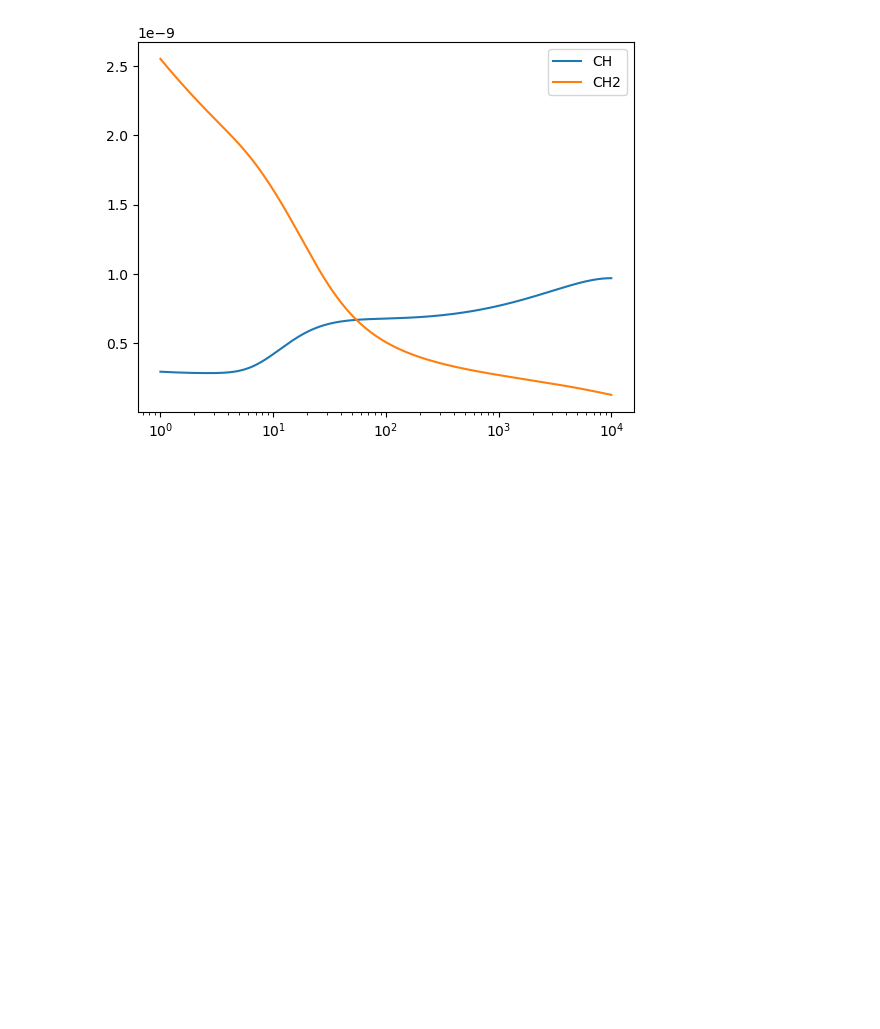
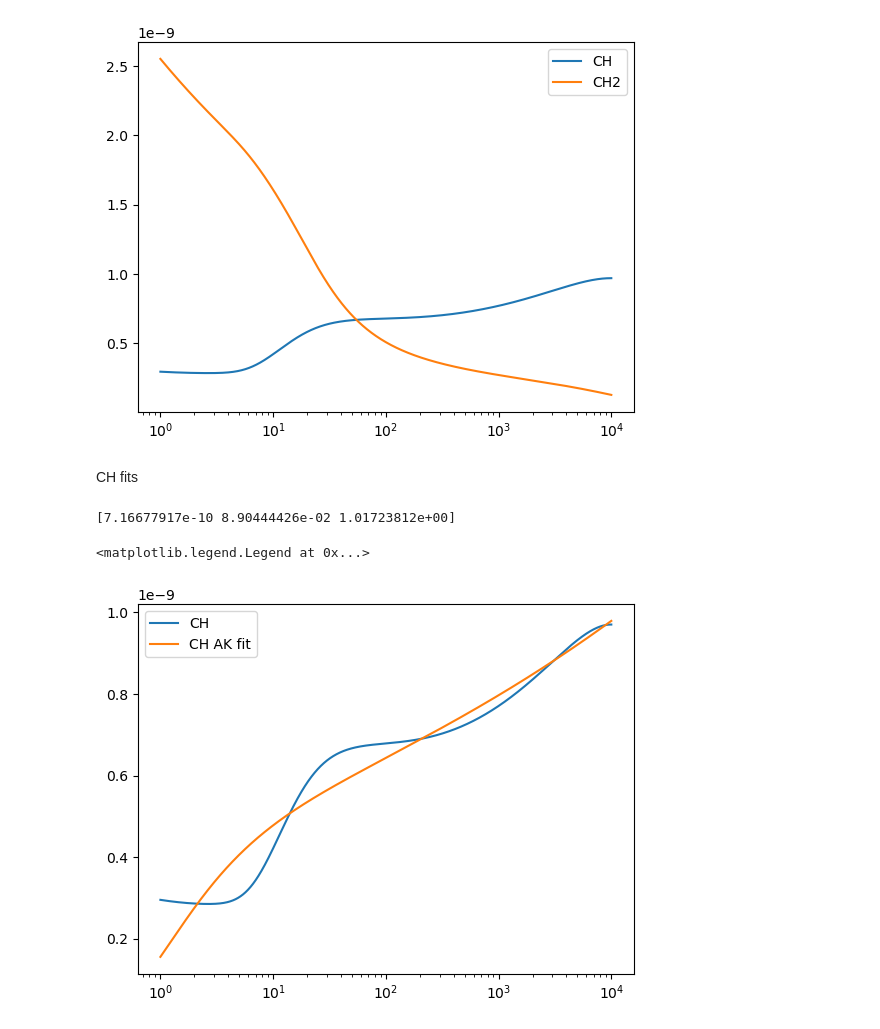
Before and after one commit to wostling/SavinGroup, a Jupyter notebook: Corrected_Fits.ipynb, the cells around one changed output. Drawn from its saved outputs; the diff is of its cells as text; code cells hidden in the pictures; blank space fills up the shorter version.

```diff
--- a/Corrected_Fits.ipynb
+++ b/Corrected_Fits.ipynb
@@ -102,3 +95,49 @@ plt.legend()
 # %% [output]
 <matplotlib.legend.Legend at 0x...>
 [figure]
+# %%
+def AK_1_fit(T, a, b, gamma):
+    value = a * ((T/300)**b) * np.exp(-gamma/T)
+    return value
+
+def AK_2_fit(T, T1, a1, b1, gamma1, b2, gamma2):
+    a2 = (a1 * ((T1/300)**(b1-b2))*np.exp((gamma2-gamma1)/T1))
+    return np.piecewise(T, [(T <= T1), (T> T1)],
+                        [lambda T:(a1 * ((T/300)**b1) * np.exp(-gamma1/T)),
+                         lambda T:(a2 * ((T/300)**b2) * np.exp(-gamma2/T))])
+
+def AK_4_fit(T, T1, T2, a1, b1, gamma1, b2, gamma2, b3, gamma3):
+    a2 = (a1 * ((T1/300)**(b1-b2))*np.exp((gamma2-gamma1)/T1))
+    a3 = (a2 * ((T2/300)**(b2-b3))*np.exp((gamma3-gamma2)/T2))
+    return np.piecewise(T, [(T <= T1), (T> T1) & (T<=T2), (T>T2)],
+                        [lambda T:(a1 * ((T/300)**b1) * np.exp(-gamma1/T)),
+                         lambda T:(a2*((T/300)**b2) * np.exp(-gamma2/T)),
+                         lambda T:(a3*((T/300)**b3) * np.exp(-gamma3/T))])
+
+def AK_4_fit(T, T1, T2, T3, a1, b1, gamma1, b2, gamma2, b3, gamma3, b4, gamma4):
+    a2 = (a1 * ((T1/300)**(b1-b2))*np.exp((gamma2-gamma1)/T1))
+    a3 = (a2 * ((T2/300)**(b2-b3))*np.exp((gamma3-gamma2)/T2))
+    a4 = (a3 * ((T3/300)**(b3-b4))*np.exp((gamma4-gamma3)/T3))
+    return np.piecewise(T, [(T <= T1), (T> T1) & (T<=T2), (T>T2) & (T<=T3), T>T3],
+                        [lambda T:(a1 * ((T/300)**b1) * np.exp(-gamma1/T)),
+                         lambda T:(a2*((T/300)**b2) * np.exp(-gamma2/T)),
+                         lambda T:(a3*((T/300)**b3) * np.exp(-gamma3/T)),
+                         lambda T:(a4*((T/300)**b4) * np.exp(-gamma4/T))
+                        ])
+# %% [markdown]
+CH fits
+# %%
+poptCH, pcovCH = optimize.curve_fit(AK_1_fit, temps, CH_thermal, method="lm")
+print(poptCH)
+# %% [output]
+[7.16677917e-10 8.90444426e-02 1.01723812e+00]
+# %%
+CH_1_AK = [AK_1_fit(temp, 7.16677917e-10, 8.90444426e-02, 1.01723812e+00) for temp in temps]
+CH_1_AK_error = [100*(CH_1_line[char] - CH_thermal[char])/CH_thermal[char] for char in range(len(temps))]
+plt.plot(temps, CH_thermal, label = "CH")
+plt.plot(temps, CH_1_AK, label = "CH AK fit")
+plt.xscale("log")
+plt.legend()
+# %% [output]
+<matplotlib.legend.Legend at 0x...>
+[figure, added]
```
Also changed, not shown: parts of 2 cells of this notebook.
